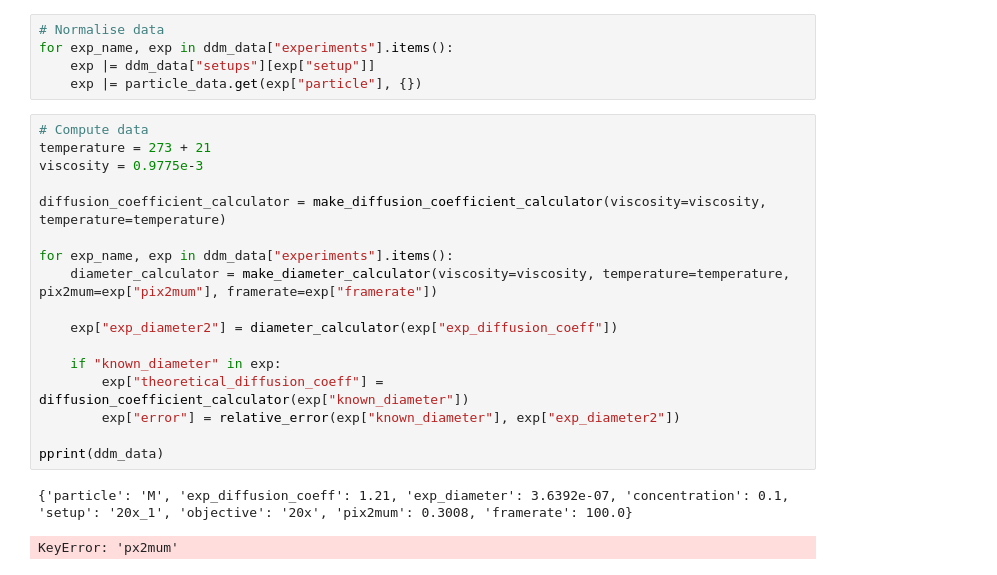
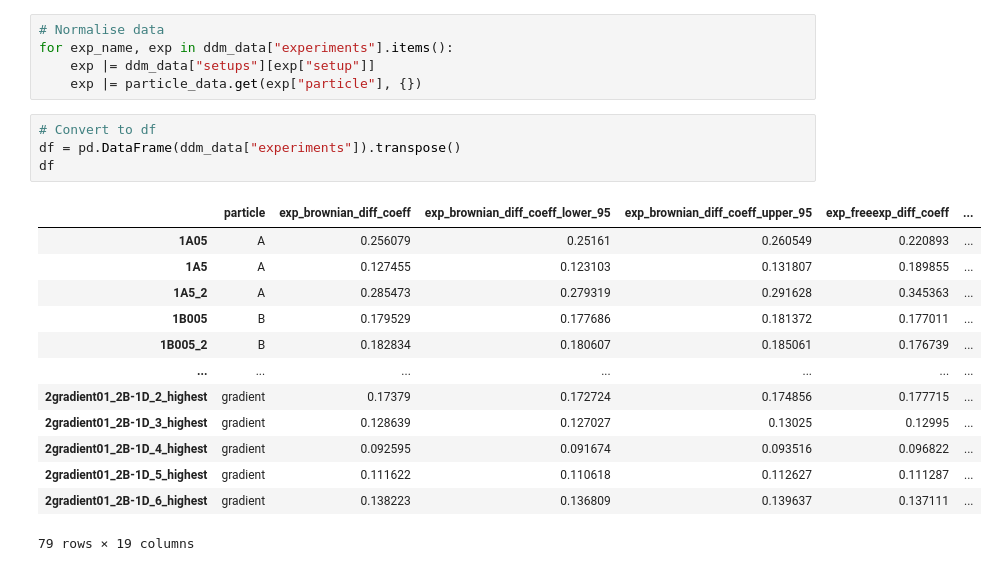
Before and after one commit to JeppeKlitgaard/DCF, a Jupyter notebook: notebooks/ddm.ipynb, the cells around one changed output. Drawn from its saved outputs; the diff is of its cells as text.

Commit message:
feat: more data

```diff
--- a/notebooks/ddm.ipynb
+++ b/notebooks/ddm.ipynb
@@ -29,23 +31,21 @@ with open(particle_data_path) as f:
 for exp_name, exp in ddm_data["experiments"].items():
     exp |= ddm_data["setups"][exp["setup"]]
     exp |= particle_data.get(exp["particle"], {})
-# %%
-# Compute data
-temperature = 273 + 21
-viscosity = 0.9775e-3
-
-diffusion_coefficient_calculator = make_diffusion_coefficient_calculator(viscosity=viscosity, temperature=temperature)
-
-for exp_name, exp in ddm_data["experiments"].items():
-    diameter_calculator = make_diameter_calculator(viscosity=viscosity, temperature=temperature, pix2mum=exp["pix2mum"], framerate=exp["framerate"])
-
-    exp["exp_diameter2"] = diameter_calculator(exp["exp_diffusion_coeff"])
-
-    if "known_diameter" in exp:
-        exp["theoretical_diffusion_coeff"] = diffusion_coefficient_calculator(exp["known_diameter"])
-        exp["error"] = relative_error(exp["known_diameter"], exp["exp_diameter2"])
-
-pprint(ddm_data)
-# %% [output]
-{'particle': 'M', 'exp_diffusion_coeff': 1.21, 'exp_diameter': 3.6392e-07, 'concentration': 0.1, 'setup': '20x_1', 'objective': '20x', 'pix2mum': 0.3008, 'framerate': 100.0}
-KeyError: 'px2mum'
+# %%
+# Convert to df
+df = pd.DataFrame(ddm_data["experiments"]).transpose()
+df
+# %% [output]
+|  | particle | exp_brownian_diff_coeff | exp_brownian_diff_coeff_lower_95 | exp_brownian_diff_coeff_upper_95 | exp_freeexp_diff_coeff | ... |
+| 1A05 | A | 0.256079 | 0.25161 | 0.260549 | 0.220893 | ... |
+| 1A5 | A | 0.127455 | 0.123103 | 0.131807 | 0.189855 | ... |
+| 1A5_2 | A | 0.285473 | 0.279319 | 0.291628 | 0.345363 | ... |
+| 1B005 | B | 0.179529 | 0.177686 | 0.181372 | 0.177011 | ... |
+| 1B005_2 | B | 0.182834 | 0.180607 | 0.185061 | 0.176739 | ... |
+| ... | ... | ... | ... | ... | ... | ... |
+| 2gradient01_2B-1D_2_highest | gradient | 0.17379 | 0.172724 | 0.174856 | 0.177715 | ... |
+| 2gradient01_2B-1D_3_highest | gradient | 0.128639 | 0.127027 | 0.13025 | 0.12995 | ... |
+| 2gradient01_2B-1D_4_highest | gradient | 0.092595 | 0.091674 | 0.093516 | 0.096822 | ... |
+| 2gradient01_2B-1D_5_highest | gradient | 0.111622 | 0.110618 | 0.112627 | 0.111287 | ... |
+| 2gradient01_2B-1D_6_highest | gradient | 0.138223 | 0.136809 | 0.139637 | 0.137111 | ... |
+79 rows × 19 columns
```
Also changed, not shown: parts of 3 cells of this notebook, 3 other files.
